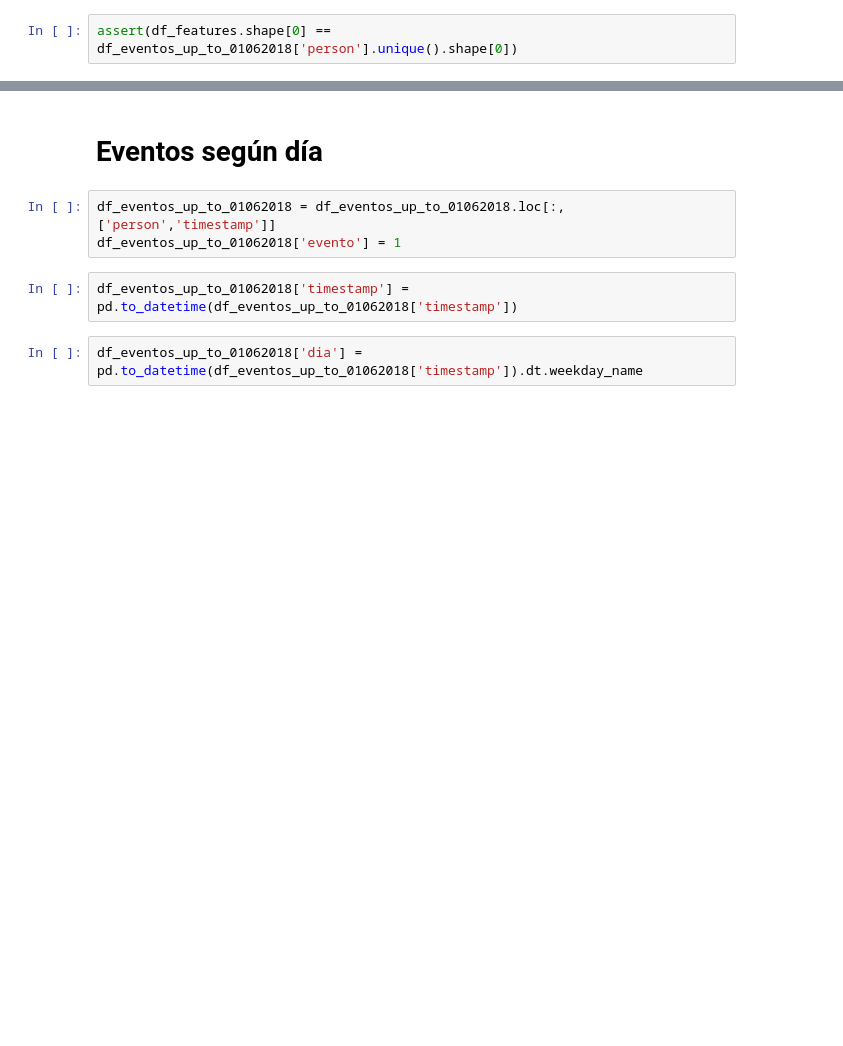
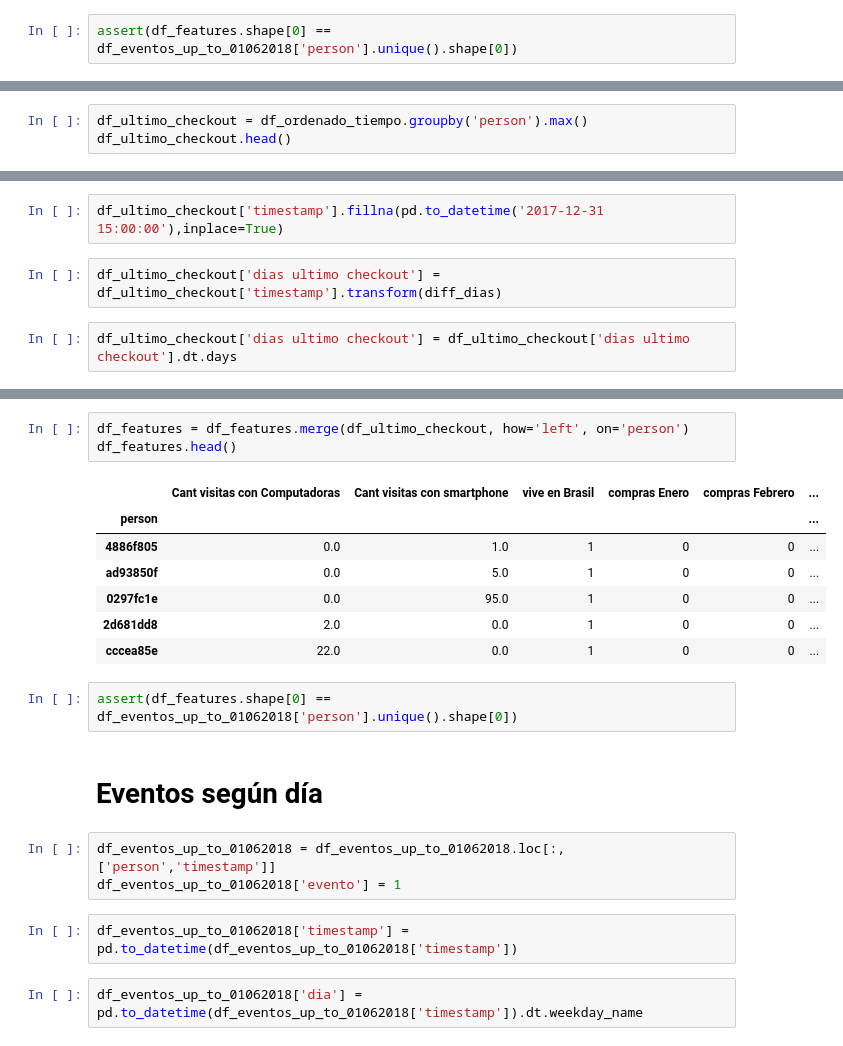
Before and after one commit to seblaz/7506-datos-tp2, a Jupyter notebook: Features/Feature Engineering Fran.ipynb, the cells around one changed output, grey strips where cells are left out. Drawn from its saved outputs; the diff is of its cells as text; blank space fills up the shorter version.

```diff
--- a/Features/Feature Engineering Fran.ipynb
+++ b/Features/Feature Engineering Fran.ipynb
@@ -340,0 +363,3 @@ assert(df_features.shape[0] == df_eventos_up_to_01062018['person'].unique().shap
+# %%
+df_ultimo_checkout = df_ordenado_tiempo.groupby('person').max()
+df_ultimo_checkout.head()
@@ -340,0 +374,6 @@ assert(df_features.shape[0] == df_eventos_up_to_01062018['person'].unique().shap
+# %%
+df_ultimo_checkout['timestamp'].fillna(pd.to_datetime('2017-12-31 15:00:00'),inplace=True)
+# %%
+df_ultimo_checkout['dias ultimo checkout'] = df_ultimo_checkout['timestamp'].transform(diff_dias)
+# %%
+df_ultimo_checkout['dias ultimo checkout'] = df_ultimo_checkout['dias ultimo checkout'].dt.days
@@ -341,3 +391,16 @@ assert(df_features.shape[0] == df_eventos_up_to_01062018['person'].unique().shap
+# %%
+df_features = df_features.merge(df_ultimo_checkout, how='left', on='person')
+df_features.head()
+# %% [output]
+|  | Cant visitas con Computadoras | Cant visitas con smartphone | vive en Brasil | compras Enero | compras Febrero | ... |
+| person |  |  |  |  |  | ... |
+| 4886f805 | 0.0 | 1.0 | 1 | 0 | 0 | ... |
+| ad93850f | 0.0 | 5.0 | 1 | 0 | 0 | ... |
+| 0297fc1e | 0.0 | 95.0 | 1 | 0 | 0 | ... |
+| 2d681dd8 | 2.0 | 0.0 | 1 | 0 | 0 | ... |
+| cccea85e | 22.0 | 0.0 | 1 | 0 | 0 | ... |
+# %%
+assert(df_features.shape[0] == df_eventos_up_to_01062018['person'].unique().shape[0])
 # %% [markdown]
 # Eventos según día
 # %%
```
Also changed, not shown: parts of 14 cells of this notebook, 1 other file.
